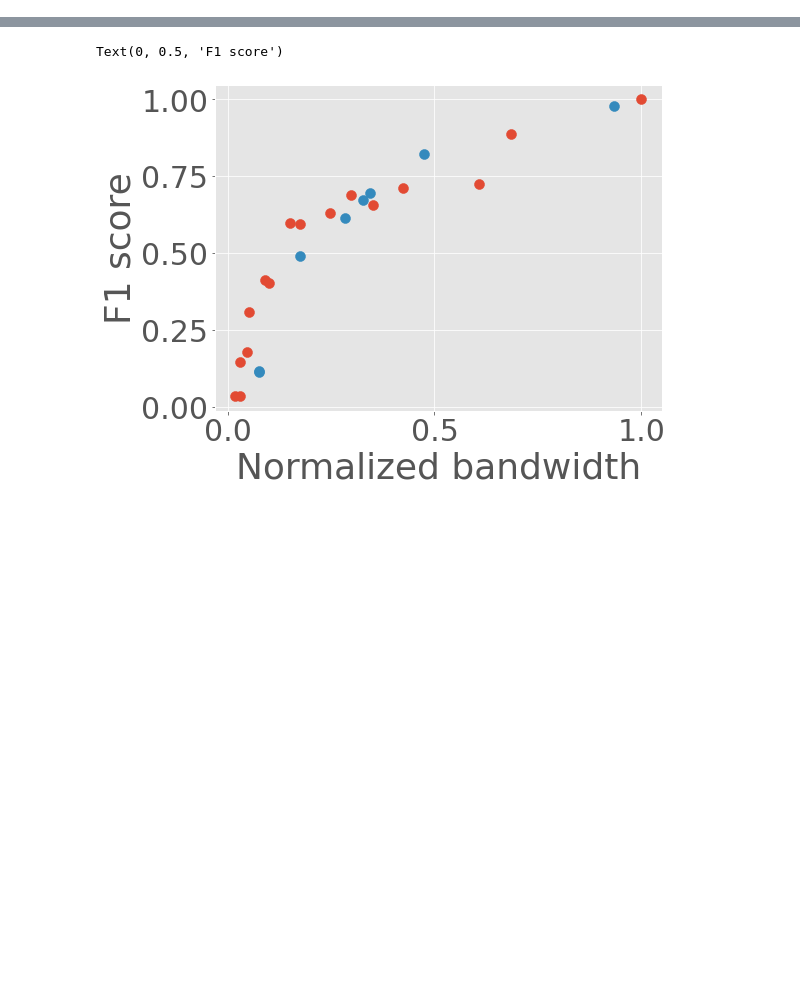
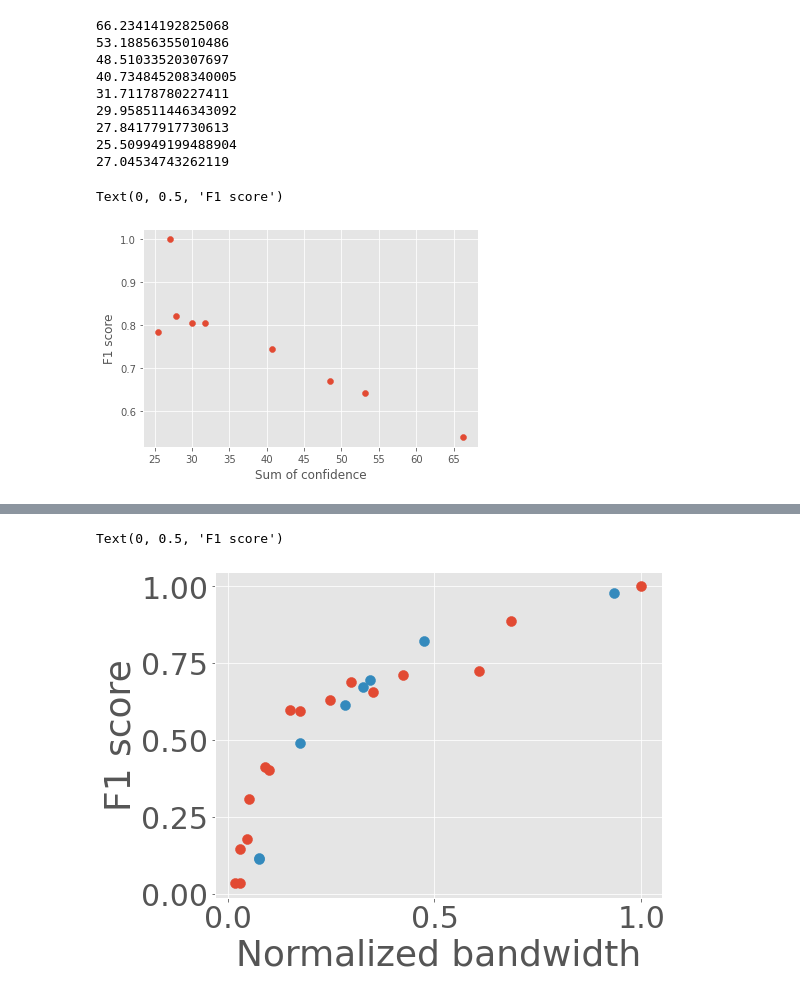
Before and after one commit to KuntaiDu/OneAdapt, a Jupyter notebook: visualize.ipynb, the cells around one changed output, grey strips where cells are left out. Saved outputs shown, nothing was run; the diff lists cells and outputs as text; code cells hidden in the pictures; blank space fills up the shorter version.

```diff
--- a/visualize.ipynb
+++ b/visualize.ipynb
@@ -0,0 +41,43 @@
+# %%
+import matplotlib.pyplot as plt
+import pymongo
+import numpy as np
+
+db = pymongo.MongoClient("mongodb://localhost:27017/")["diff_EfficientDet"]["stats"]
+
+f1s = []
+scores = []
+
+for idx in range(9):
+    config = {
+        'app': 'EfficientDet-d%d' % idx,
+        'input': "videos/dashcam/dashcam_126/part%d.mp4",
+    }
+
+    result = list(db.find(config))
+
+    avg_f1 = np.mean([i['f1'] for i in result])
+    avg_score = np.mean([i['mean_count_score'] for i in result])
+
+    print(avg_score)
+
+
+    f1s.append(avg_f1)
+    scores.append(avg_score)
+
+
+plt.scatter(scores, f1s)
+plt.xlabel('Sum of confidence')
+plt.ylabel('F1 score')
+# %% [output]
+66.23414192825068
+53.18856355010486
+48.51033520307697
+40.734845208340005
+31.71178780227411
+29.958511446343092
+27.84177917730613
+25.509949199488904
+27.04534743262119
+Text(0, 0.5, 'F1 score')
+[figure, added]
```
Also changed, not shown: parts of 3 cells of this notebook, 17 other files.
